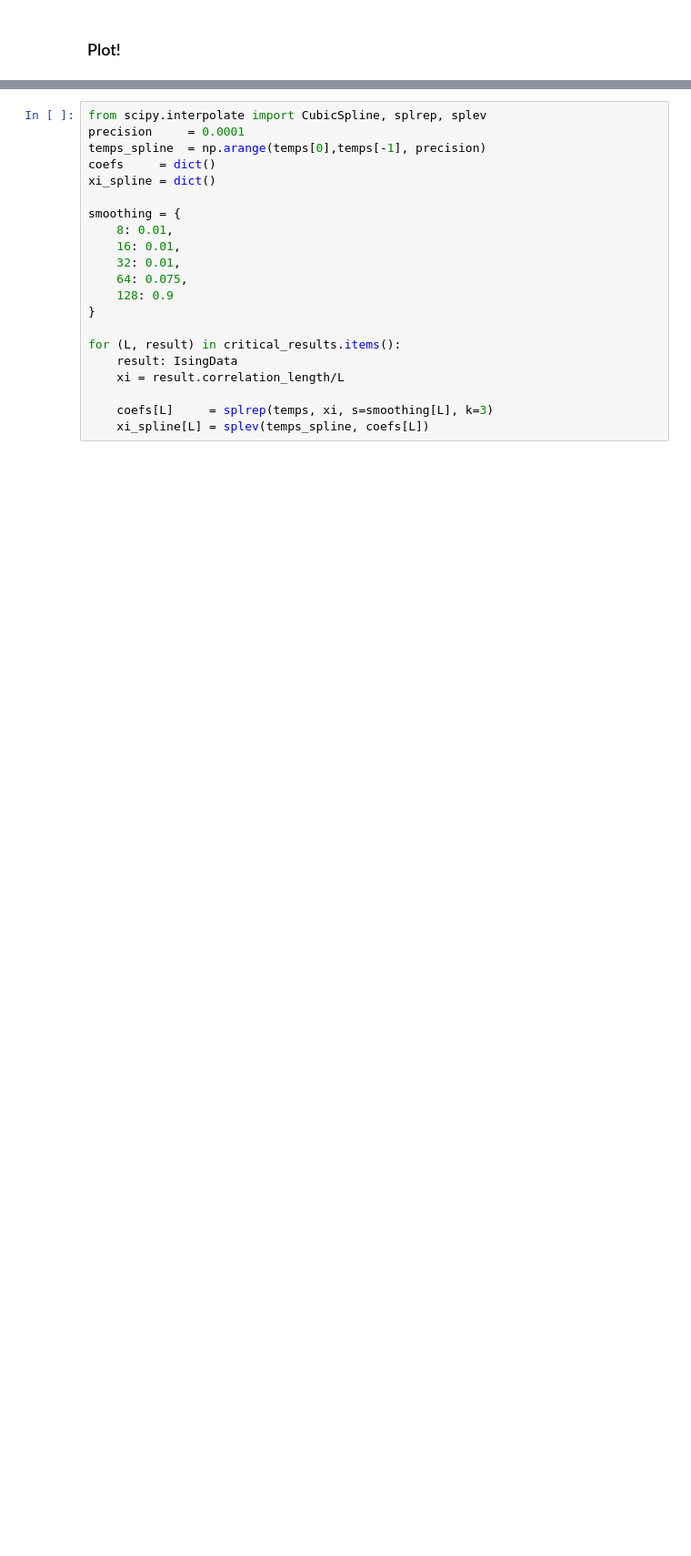
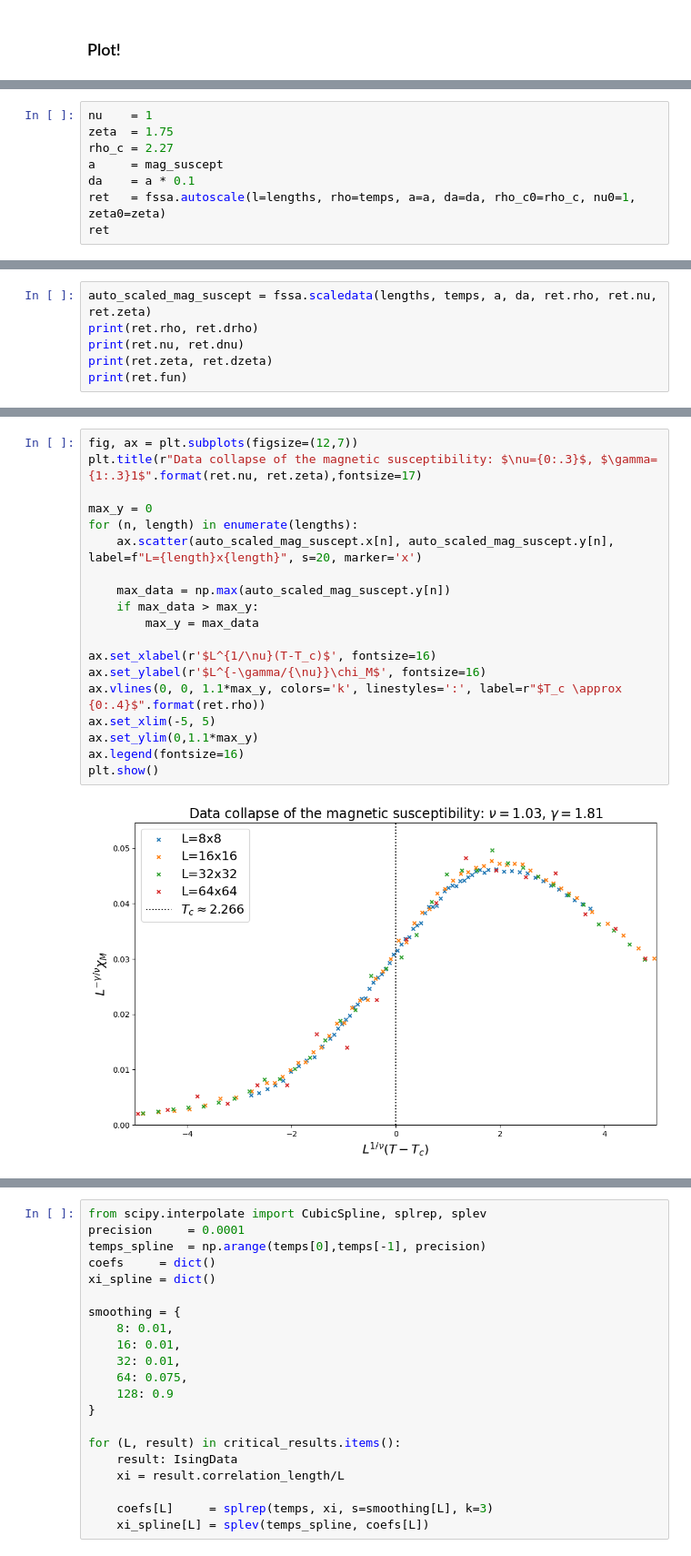
Before and after one commit to so-groenen/2d_ising_in_rust, a Jupyter notebook: calculation_manager/ising_run_and_plot.ipynb, the cells around one changed output, grey strips where cells are left out. Shown at 91% size. Saved outputs shown, nothing was run; the diff lists cells and outputs as text; blank space fills up the shorter version.

```diff
--- a/calculation_manager/ising_run_and_plot.ipynb
+++ b/calculation_manager/ising_run_and_plot.ipynb
@@ -167,0 +212,8 @@ for (L, result) in critical_results.items():
+# %%
+nu    = 1
+zeta  = 1.75
+rho_c = 2.27
+a     = mag_suscept
+da    = a * 0.1
+ret   = fssa.autoscale(l=lengths, rho=temps, a=a, da=da, rho_c0=rho_c, nu0=1, zeta0=zeta)
+ret
@@ -167,0 +238,6 @@ for (L, result) in critical_results.items():
+# %%
+auto_scaled_mag_suscept = fssa.scaledata(lengths, temps, a, da, ret.rho, ret.nu, ret.zeta)
+print(ret.rho, ret.drho)
+print(ret.nu, ret.dnu)
+print(ret.zeta, ret.dzeta)
+print(ret.fun)
@@ -167,0 +252,21 @@ for (L, result) in critical_results.items():
+# %%
+fig, ax = plt.subplots(figsize=(12,7))
+plt.title(r"Data collapse of the magnetic susceptibility: $\nu={0:.3}$, $\gamma={1:.3}1$".format(ret.nu, ret.zeta),fontsize=17)
+
+max_y = 0
+for (n, length) in enumerate(lengths):
+    ax.scatter(auto_scaled_mag_suscept.x[n], auto_scaled_mag_suscept.y[n], label=f"L={length}x{length}", s=20, marker='x')
+
+    max_data = np.max(auto_scaled_mag_suscept.y[n])
+    if max_data > max_y:
+        max_y = max_data
+
+ax.set_xlabel(r'$L^{1/\nu}(T-T_c)$', fontsize=16)
+ax.set_ylabel(r'$L^{-\gamma/{\nu}}\chi_M$', fontsize=16)
+ax.vlines(0, 0, 1.1*max_y, colors='k', linestyles=':', label=r"$T_c \approx {0:.4}$".format(ret.rho))
+ax.set_xlim(-5, 5)
+ax.set_ylim(0,1.1*max_y)
+ax.legend(fontsize=16)
+plt.show()
+# %% [output]
+[figure, added]
```
Also changed, not shown: parts of 15 cells of this notebook, 3 other files.
